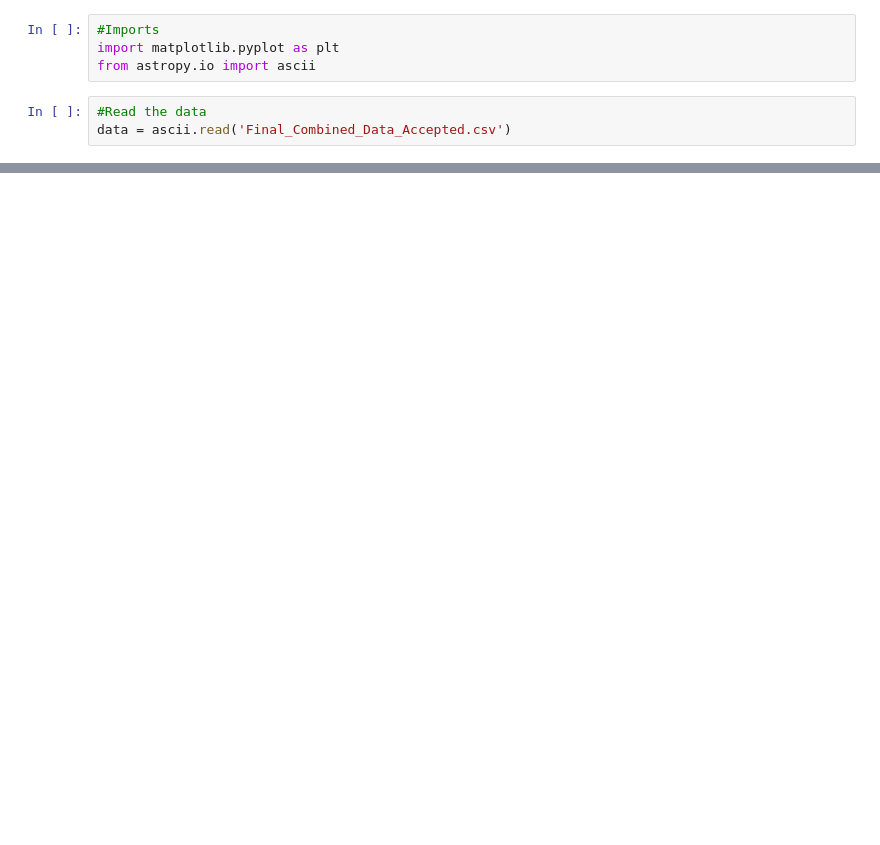
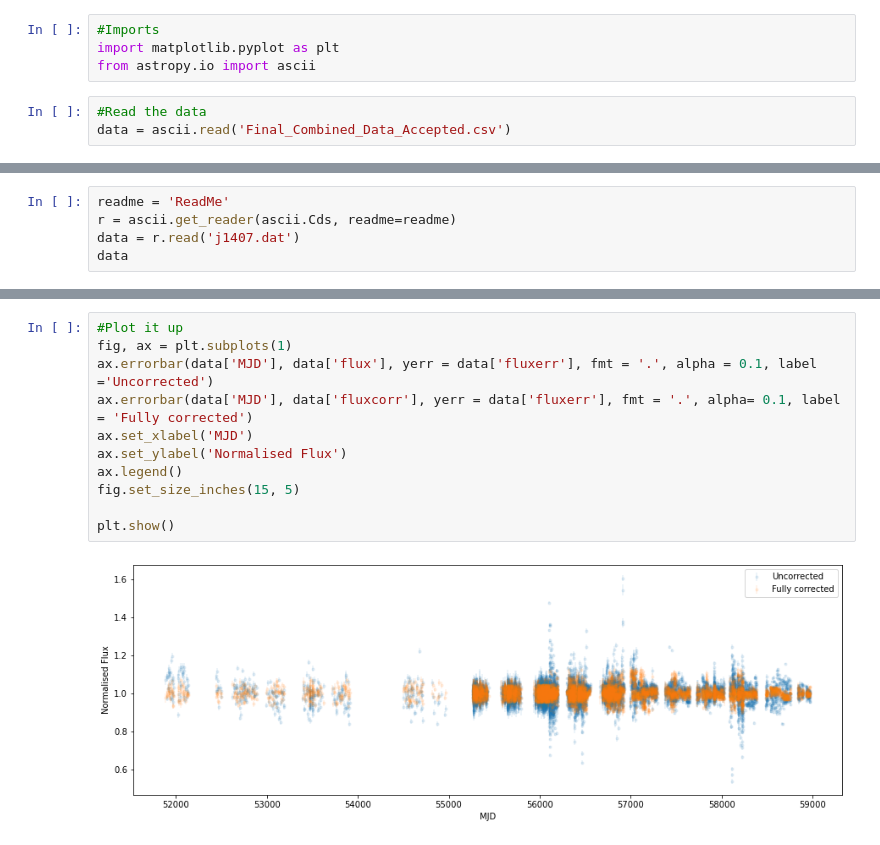
Before and after one commit to StanBarmentloo/A-search-for-transiting-companions-in-the-J1407-system, a Jupyter notebook: Data/Plotting_The_Final_Data.ipynb, the cells around one changed output, grey strips where cells are left out. Saved outputs shown, nothing was run; the diff lists cells and outputs as text; blank space fills up the shorter version.

```diff
--- a/Data/Plotting_The_Final_Data.ipynb
+++ b/Data/Plotting_The_Final_Data.ipynb
@@ -20,0 +25,5 @@ plt.show()
+# %%
+readme = 'ReadMe'
+r = ascii.get_reader(ascii.Cds, readme=readme)
+data = r.read('j1407.dat')
+data
@@ -20,0 +51,13 @@ plt.show()
+# %%
+#Plot it up
+fig, ax = plt.subplots(1)
+ax.errorbar(data['MJD'], data['flux'], yerr = data['fluxerr'], fmt = '.', alpha = 0.1, label ='Uncorrected')
+ax.errorbar(data['MJD'], data['fluxcorr'], yerr = data['fluxerr'], fmt = '.', alpha= 0.1, label = 'Fully corrected')
+ax.set_xlabel('MJD')
+ax.set_ylabel('Normalised Flux')
+ax.legend()
+fig.set_size_inches(15, 5)
+
+plt.show()
+# %% [output]
+[figure, added]
```
Also changed, not shown: parts of 3 cells of this notebook, 3 other files.
